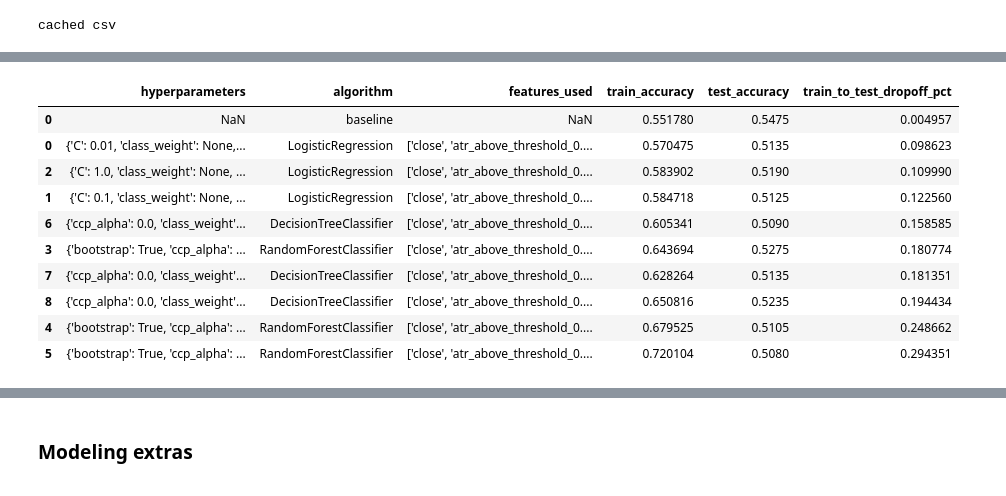
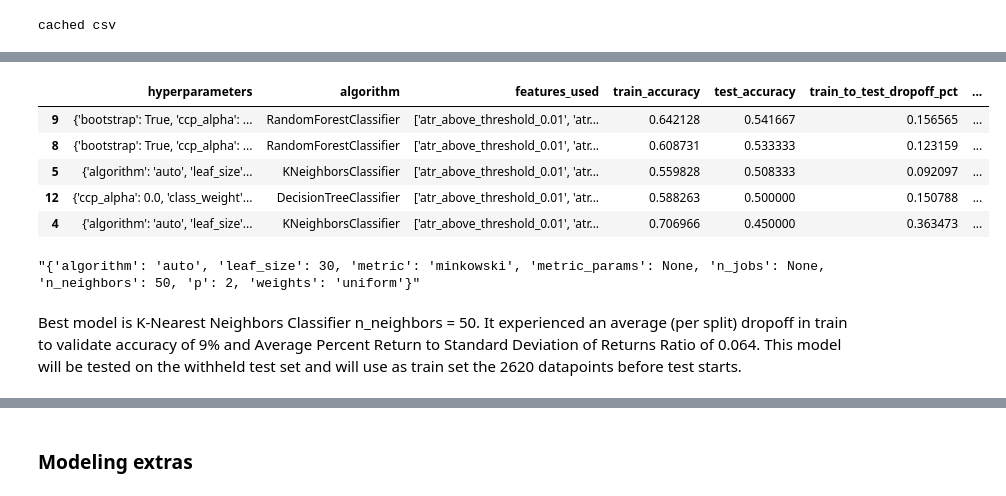
Before and after one commit to FinancialForecasters/financial_forecaster, a Jupyter notebook: explore_jesse.ipynb, the cells around one changed output, grey strips where cells are left out. Cells and saved outputs as stored; diff of their text form; code cells hidden in the pictures.

```diff
--- a/explore_jesse.ipynb
+++ b/explore_jesse.ipynb
@@ -736,0 +669,10 @@ test5.cum_ret.plot()
+# %%
+def get_equity_curve(equity_curve, test_equity_results, show_plot = False):
+    """ Gets a cumulative an equity curve of results from test """
+    test_equity = pd.Series(test_equity_results.return_achieved.cumsum(),name = 'equity')
+
+    equity_curve = pd.concat([equity_curve, test_equity])
+
+    # equity_curve = equity_curve.rename(columns={0:'equity'})
+
+    return equity_curve
@@ -737,14 +829,15 @@ test5.cum_ret.plot()
 # %%
-average_cross_validate_result
+average_cross_validate_result.sort_values(by=['pct_return_to_std_test', 'train_to_test_dropoff_pct'], ascending=[False, True]).head(5)
 # %% [output]
-|  | hyperparameters | algorithm | features_used | train_accuracy | test_accuracy | train_to_test_dropoff_pct |
-| 0 | NaN | baseline | NaN | 0.551780 | 0.5475 | 0.004957 |
-| 0 | {'C': 0.01, 'class_weight': None,... | LogisticRegression | ['close', 'atr_above_threshold_0.... | 0.570475 | 0.5135 | 0.098623 |
-| 2 | {'C': 1.0, 'class_weight': None, ... | LogisticRegression | ['close', 'atr_above_threshold_0.... | 0.583902 | 0.5190 | 0.109990 |
-| 1 | {'C': 0.1, 'class_weight': None, ... | LogisticRegression | ['close', 'atr_above_threshold_0.... | 0.584718 | 0.5125 | 0.122560 |
-| 6 | {'ccp_alpha': 0.0, 'class_weight'... | DecisionTreeClassifier | ['close', 'atr_above_threshold_0.... | 0.605341 | 0.5090 | 0.158585 |
-| 3 | {'bootstrap': True, 'ccp_alpha': ... | RandomForestClassifier | ['close', 'atr_above_threshold_0.... | 0.643694 | 0.5275 | 0.180774 |
-| 7 | {'ccp_alpha': 0.0, 'class_weight'... | DecisionTreeClassifier | ['close', 'atr_above_threshold_0.... | 0.628264 | 0.5135 | 0.181351 |
-| 8 | {'ccp_alpha': 0.0, 'class_weight'... | DecisionTreeClassifier | ['close', 'atr_above_threshold_0.... | 0.650816 | 0.5235 | 0.194434 |
-| 4 | {'bootstrap': True, 'ccp_alpha': ... | RandomForestClassifier | ['close', 'atr_above_threshold_0.... | 0.679525 | 0.5105 | 0.248662 |
-| 5 | {'bootstrap': True, 'ccp_alpha': ... | RandomForestClassifier | ['close', 'atr_above_threshold_0.... | 0.720104 | 0.5080 | 0.294351 |
+|  | hyperparameters | algorithm | features_used | train_accuracy | test_accuracy | train_to_test_dropoff_pct | ... |
+| 9 | {'bootstrap': True, 'ccp_alpha': ... | RandomForestClassifier | ['atr_above_threshold_0.01', 'atr... | 0.642128 | 0.541667 | 0.156565 | ... |
+| 8 | {'bootstrap': True, 'ccp_alpha': ... | RandomForestClassifier | ['atr_above_threshold_0.01', 'atr... | 0.608731 | 0.533333 | 0.123159 | ... |
+| 5 | {'algorithm': 'auto', 'leaf_size'... | KNeighborsClassifier | ['atr_above_threshold_0.01', 'atr... | 0.559828 | 0.508333 | 0.092097 | ... |
+| 12 | {'ccp_alpha': 0.0, 'class_weight'... | DecisionTreeClassifier | ['atr_above_threshold_0.01', 'atr... | 0.588263 | 0.500000 | 0.150788 | ... |
+| 4 | {'algorithm': 'auto', 'leaf_size'... | KNeighborsClassifier | ['atr_above_threshold_0.01', 'atr... | 0.706966 | 0.450000 | 0.363473 | ... |
+# %%
+average_cross_validate_result[average_cross_validate_result.index == 5].hyperparameters[5]
+# %% [output]
+"{'algorithm': 'auto', 'leaf_size': 30, 'metric': 'minkowski', 'metric_params': None, 'n_jobs': None, 'n_neighbors': 50, 'p': 2, 'weights': 'uniform'}"
+# %% [markdown]
+Best model is K-Nearest Neighbors Classifier n_neighbors = 50. It experienced an average (per split) dropoff in train to validate accuracy of 9% and Average Percent Return to Standard Deviation of Returns Ratio of 0.064. This model will be tested on the withheld test set and will use as train set the 2620 datapoints before test starts.
```
Also changed, not shown: parts of 35 cells of this notebook.
